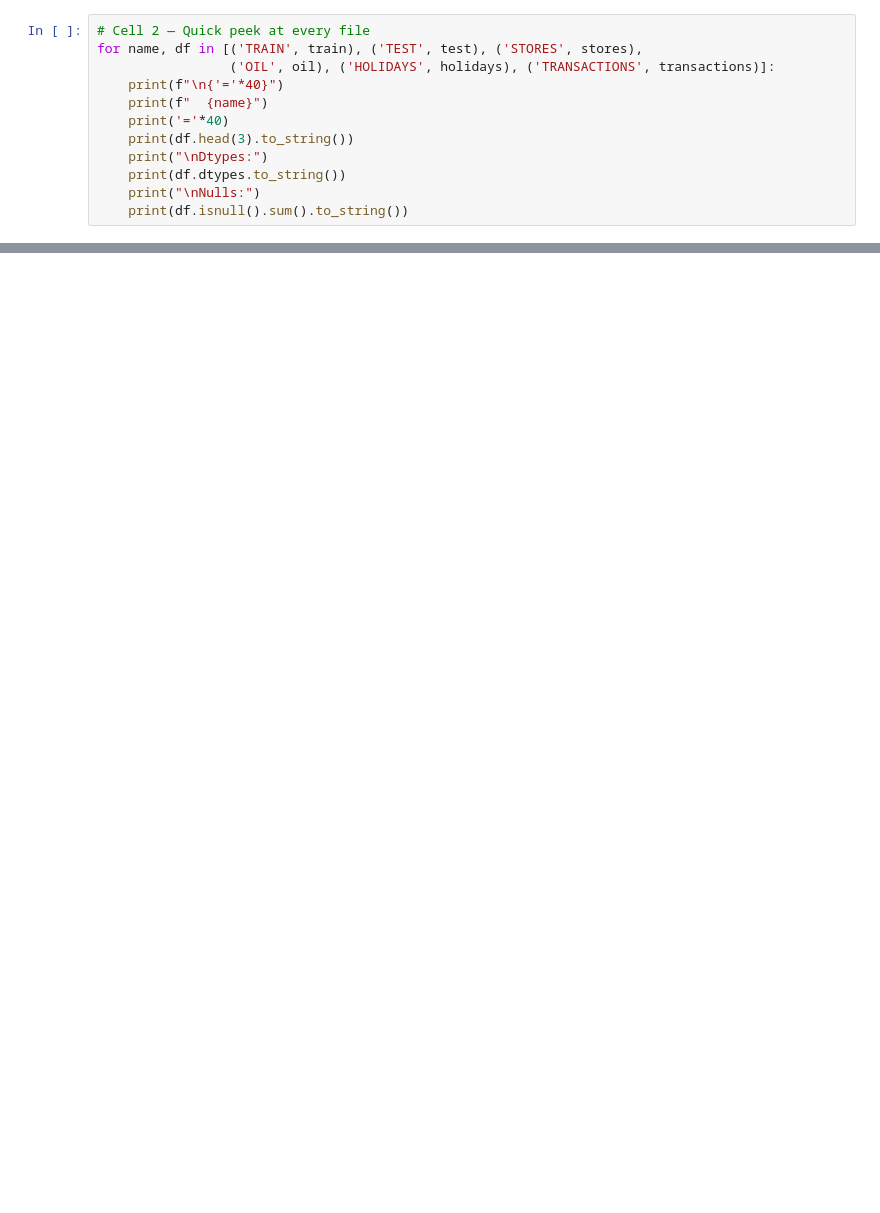
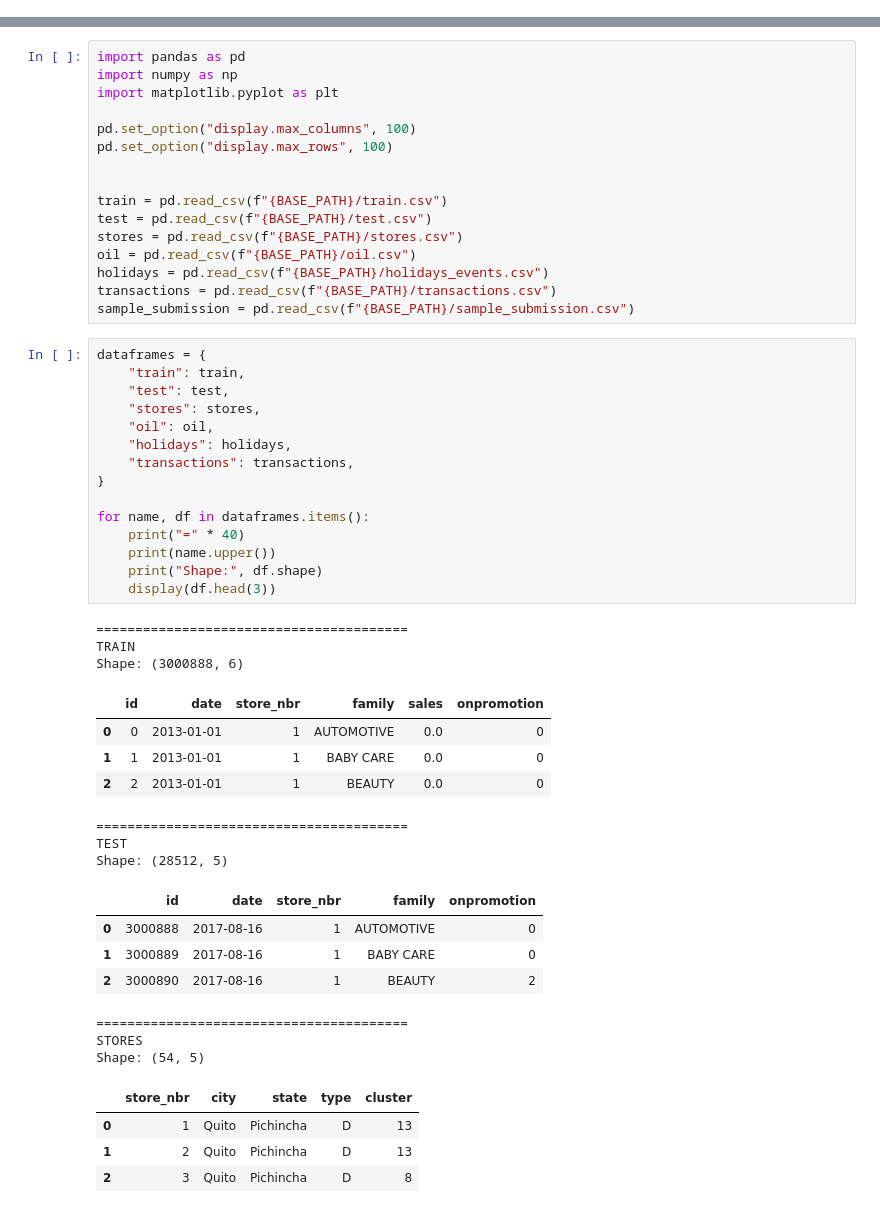
Before and after one commit to 11shafayet/store-sales-forecasting, a Jupyter notebook: notebooks/store-sales-forecasting-eda-to-submission.ipynb, the cells around one changed output, grey strips where cells are left out. Saved outputs shown, nothing was run; the diff lists cells and outputs as text; blank space fills up the shorter version.

```diff
--- a/notebooks/store-sales-forecasting-eda-to-submission.ipynb
+++ b/notebooks/store-sales-forecasting-eda-to-submission.ipynb
@@ -39,12 +0,0 @@ transactions shape: (83488, 3)
-# %%
-# Cell 2 — Quick peek at every file
-for name, df in [('TRAIN', train), ('TEST', test), ('STORES', stores),
-                 ('OIL', oil), ('HOLIDAYS', holidays), ('TRANSACTIONS', transactions)]:
-    print(f"\n{'='*40}")
-    print(f"  {name}")
-    print('='*40)
-    print(df.head(3).to_string())
-    print("\nDtypes:")
-    print(df.dtypes.to_string())
-    print("\nNulls:")
-    print(df.isnull().sum().to_string())
@@ -68,0 +19,53 @@ transactions    0
+# %%
+import pandas as pd
+import numpy as np
+import matplotlib.pyplot as plt
+
+pd.set_option("display.max_columns", 100)
+pd.set_option("display.max_rows", 100)
+
+
+train = pd.read_csv(f"{BASE_PATH}/train.csv")
+test = pd.read_csv(f"{BASE_PATH}/test.csv")
+stores = pd.read_csv(f"{BASE_PATH}/stores.csv")
+oil = pd.read_csv(f"{BASE_PATH}/oil.csv")
+holidays = pd.read_csv(f"{BASE_PATH}/holidays_events.csv")
+transactions = pd.read_csv(f"{BASE_PATH}/transactions.csv")
+sample_submission = pd.read_csv(f"{BASE_PATH}/sample_submission.csv")
+# %%
+dataframes = {
+    "train": train,
+    "test": test,
+    "stores": stores,
+    "oil": oil,
+    "holidays": holidays,
+    "transactions": transactions,
+}
+
+for name, df in dataframes.items():
+    print("=" * 40)
+    print(name.upper())
+    print("Shape:", df.shape)
+    display(df.head(3))
+# %% [output]
+========================================
+TRAIN
+Shape: (3000888, 6)
+|  | id | date | store_nbr | family | sales | onpromotion |
+| 0 | 0 | 2013-01-01 | 1 | AUTOMOTIVE | 0.0 | 0 |
+| 1 | 1 | 2013-01-01 | 1 | BABY CARE | 0.0 | 0 |
+| 2 | 2 | 2013-01-01 | 1 | BEAUTY | 0.0 | 0 |
+========================================
+TEST
+Shape: (28512, 5)
+|  | id | date | store_nbr | family | onpromotion |
+| 0 | 3000888 | 2017-08-16 | 1 | AUTOMOTIVE | 0 |
+| 1 | 3000889 | 2017-08-16 | 1 | BABY CARE | 0 |
+| 2 | 3000890 | 2017-08-16 | 1 | BEAUTY | 2 |
+========================================
+STORES
+Shape: (54, 5)
+|  | store_nbr | city | state | type | cluster |
+| 0 | 1 | Quito | Pichincha | D | 13 |
+| 1 | 2 | Quito | Pichincha | D | 13 |
+| 2 | 3 | Quito | Pichincha | D | 8 |
```
Also changed, not shown: parts of 33 cells of this notebook.
